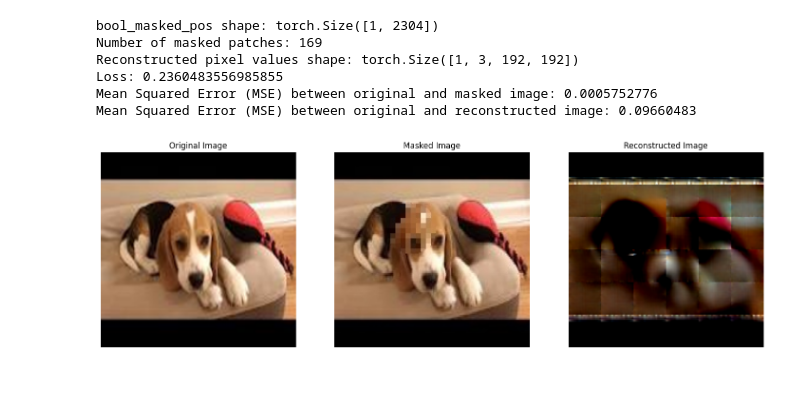
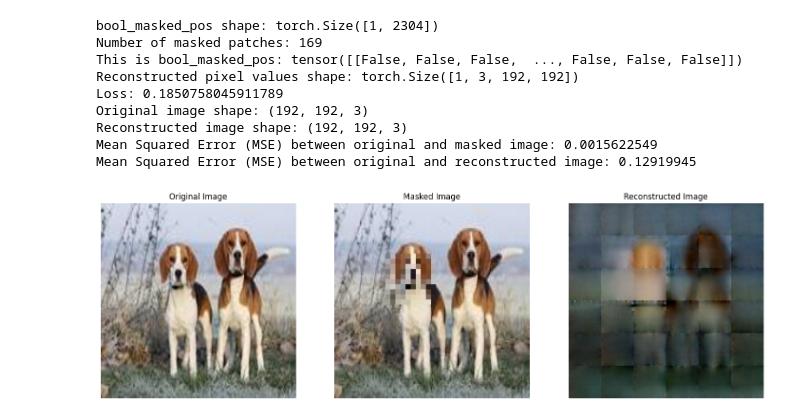
Before and after one commit to Cthloveross/BME, a Jupyter notebook: model1.ipynb, the cells around one changed output. Cells and saved outputs as stored; diff of their text form; code cells hidden in the pictures; blank space fills up the shorter version.

Commit message:
2nd model
some trying in the model, did not use the given preprocessor

```diff
--- a/model1.ipynb
+++ b/model1.ipynb
@@ -5,29 +5,38 @@ import torch
 import matplotlib.pyplot as plt
 import numpy as np
 from sklearn.metrics import mean_squared_error
+from torchvision import transforms
 
 # Load and convert original and masked images to RGB
-original_image_path = "original_p1.png"
-masked_image_path = "masked_p1.png"  # Path to the masked image
+original_image_path = "tryorigin.png"
+masked_image_path = "trymask.png"  # Path to the masked image
 
 original_image = Image.open(original_image_path).convert("RGB")
 masked_image = Image.open(masked_image_path).convert("RGB")
 
-# Resize images to the same size used in the masking process
-model_image_size = 192  # Ensure this matches the size used in process_dataset
+# Step 1: Resize the image
+model_image_size = 192
 original_image = original_image.resize((model_image_size, model_image_size))
 masked_image = masked_image.resize((model_image_size, model_image_size))
+
+# Step 2: Convert the resized image to a NumPy array
+masked_image_np = np.array(masked_image).astype(np.float32) / 255.0  # Normalized to [0, 1]
+
+# Step 3: Rearrange the axes to match the format (C, H, W)
+masked_image_np = np.transpose(masked_image_np, (2, 0, 1))  # Convert from (H, W, C) to (C, H, W)
+
+# Step 4: Convert to a PyTorch tensor and add a batch dimension
+pixel_values_masked = torch.tensor(masked_image_np).unsqueeze(0)  # Shape: (1, 3, 192, 192)
 
 # Initialize processor and model
 processor_path = "processor"
 model_path = "model"
 
 image_processor = AutoImageProcessor.from_pretrained(processor_path)
-model = SwinForMaskedImageModeling.from_pretrained(model_path)
+model = SwinForMaskedImageModeling.from_pretrained(model_path, ignore_mismatched_sizes=True)
 
-# Process original and masked images
-pixel_values_original = image_processor(images=original_image, return_tensors="pt").pixel_values
-pixel_values_masked = image_processor(images=masked_image, return_tensors="pt").pixel_values
+# Process original image (using processor for comparison)
+# pixel_values_original = image_processor(images=original_image, return_tensors="pt").pixel_values
 
 # Calculate the number of patches per row and total patches
 patch_size = model.config.patch_size  # Should be 4
@@ -52,8 +61,13 @@ end_patch_y = (mosaic_start_y + mosaic_height) // patch_size
 # Apply mask to the corresponding patches
 for i in range(start_patch_y, end_patch_y):
     for j in range(start_patch_x, end_patch_x):
-        patch_idx = i * num_patches_per_row + j
-        bool_masked_pos[0, patch_idx] = True
+        patch_index = i * num_patches_per_row + j
+        bool_masked_pos[0, patch_index] = True
+
+# # Add some additional random patches for masking
+# num_additional_masks = 30  # for example, mask 30 more random patches
+# additional_masks = torch.randint(0, num_patches, (num_additional_masks,))
+# bool_masked_pos[0, additional_masks] = True
 
 print("bool_masked_pos shape:", bool_masked_pos.shape)
 print("Number of masked patches:", bool_masked_pos.sum().item())
@@ -63,6 +77,7 @@ outputs = model(
     pixel_values_masked,
     bool_masked_pos=bool_masked_pos
 )
+print("This is bool_masked_pos:", bool_masked_pos)
 
 loss, reconstructed_pixel_values = outputs.loss, outputs.reconstruction
 
@@ -71,41 +86,59 @@ print("Reconstructed pixel values shape:", reconstructed_pixel_values.shape)
 print("Loss:", loss.item())
 
 # Convert reconstructed pixel values to image
-reconstructed_image = reconstructed_pixel_values.detach().cpu().squeeze().permute(1, 2, 0).numpy()
-reconstructed_image = np.clip(reconstructed_image, 0, 1)  # Ensure values are in [0,1]
+reconstructed_image_np = reconstructed_pixel_values.squeeze().permute(1, 2, 0).detach().cpu().numpy()
+
+# Clip and normalize
+reconstructed_image_np = np.clip(reconstructed_image_np, 0, 1)  # Ensure values are in [0, 1]
+
+# Ensure consistent shape with original image
+reconstructed_image_np = np.array(reconstructed_image_np).astype(np.float32)
 
 # Convert original image to numpy array for comparison
-original_image_np = np.array(original_image).astype(np.float32) / 255.0  # Normalize to [0,1]
+original_image_np = np.array(original_image).astype(np.float32) / 255.0  # Normalize to [0, 1]
 masked_image_np = np.array(masked_image).astype(np.float32) / 255.0
 
+# Check the shapes before calculating MSE
+print("Original image shape:", original_image_np.shape)          # Should be (192, 192, 3)
+print("Reconstructed image shape:", reconstructed_image_np.shape)  # Should be (192, 192, 3)
+
+# If needed, resize the reconstructed image to match the original
+if reconstructed_image_np.shape != original_image_np.shape:
+    reconstructed_image_np = np.array(
+        Image.fromarray((reconstructed_image_np * 255).astype(np.uint8)).resize((192, 192))
+    ).astype(np.float32) / 255.0
+
 # Calculate MSE
-mse = mean_squared_error(original_image_np.flatten(), reconstructed_image.flatten())
+mse = mean_squared_error(original_image_np.flatten(), reconstructed_image_np.flatten())
+mse_masked = mean_squared_error(original_image_np.flatten(), masked_image_np.flatten())
 
-mse_masked = mean_squared_error(original_image_np.flatten(), masked_image_np.flatten())
 print("Mean Squared Error (MSE) between original and masked image:", mse_masked)
 print("Mean Squared Error (MSE) between original and reconstructed image:", mse)
 
 # Display images
 fig, axes = plt.subplots(1, 3, figsize=(18, 6))
 
 axes[0].imshow(original_image_np)
 axes[0].set_title("Original Image")
 axes[0].axis("off")
 
 axes[1].imshow(masked_image_np)
 axes[1].set_title("Masked Image")
 axes[1].axis("off")
 
-axes[2].imshow(reconstructed_image)
+axes[2].imshow(reconstructed_image_np)
 axes[2].set_title("Reconstructed Image")
 axes[2].axis("off")
 
 plt.show()
 # %% [output]
 bool_masked_pos shape: torch.Size([1, 2304])
 Number of masked patches: 169
+This is bool_masked_pos: tensor([[False, False, False,  ..., False, False, False]])
 Reconstructed pixel values shape: torch.Size([1, 3, 192, 192])
-Loss: 0.2360483556985855
-Mean Squared Error (MSE) between original and masked image: 0.0005752776
-Mean Squared Error (MSE) between original and reconstructed image: 0.09660483
+Loss: 0.1850758045911789
+Original image shape: (192, 192, 3)
+Reconstructed image shape: (192, 192, 3)
+Mean Squared Error (MSE) between original and masked image: 0.0015622549
+Mean Squared Error (MSE) between original and reconstructed image: 0.12919945
-[figure, old version]
+[figure, new version]
```
Also changed, not shown: parts of 1 cell of this notebook, 4 other files.
